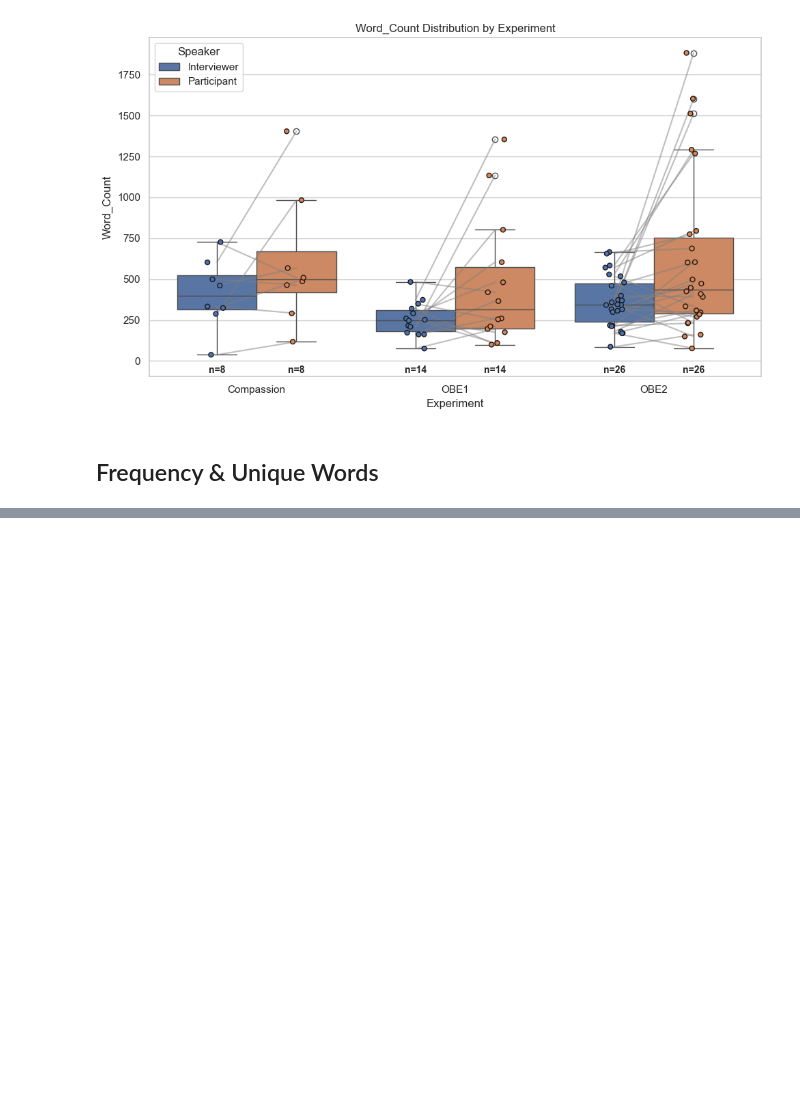
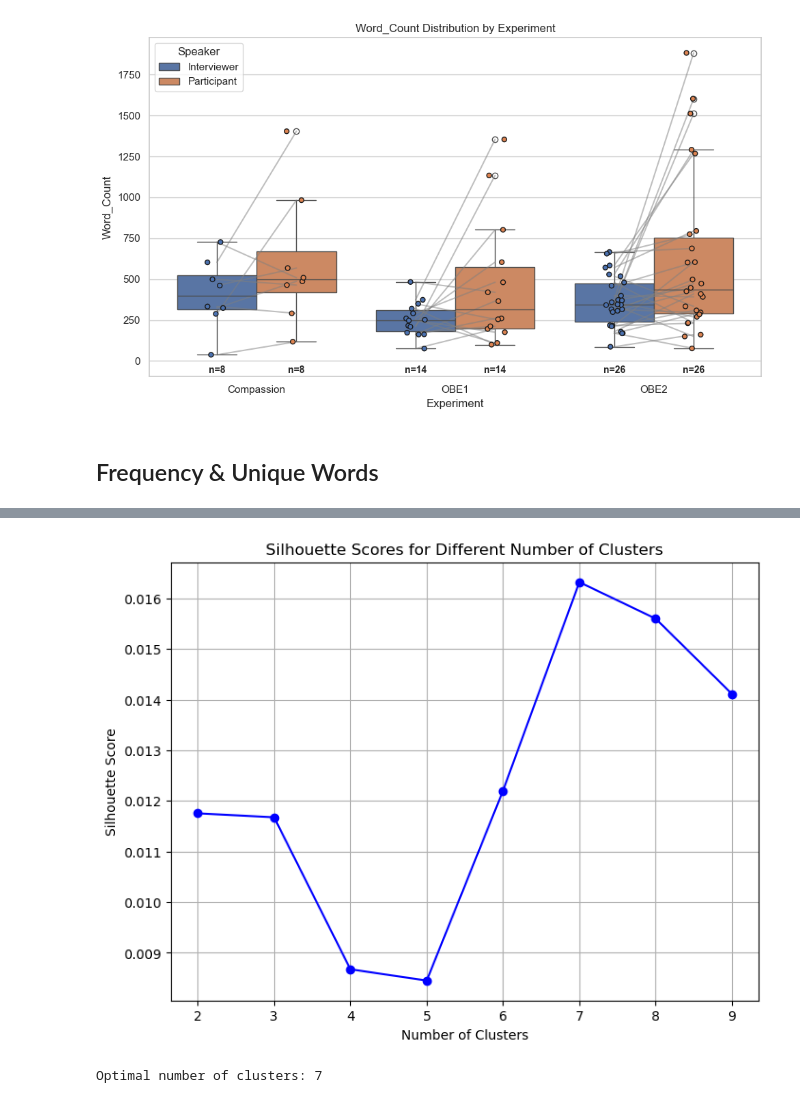
Before and after one commit to AfroDeivid/automatic-interviews-processing, a Jupyter notebook: src/analysis.ipynb, the cells around one changed output, grey strips where cells are left out. Cells and saved outputs as stored; diff of their text form; code cells hidden in the pictures; blank space fills up the shorter version.

```diff
--- a/src/analysis.ipynb
+++ b/src/analysis.ipynb
@@ -83,9 +86,19 @@ generate_word_clouds(unique_words_df_participant, groupby_columns=['Experiment']
+# %%
+#df = df_all[df_all["Speaker"] == "Interviewer"].copy()
+df = df_all[df_all["Speaker"] == "Participant"].copy()
+
+# I want to select only one experiment
+df = df[df["Experiment"] == "OBE2"]
 # %%
 # Define extra stopwords
-extra_stopwords = {'yeah', 'yes', 'like', 'you', 'know', 'um', 'uh', 'dont', 'really', 'think', 'feel'}
+extra_stopwords = {'yeah', 'yes', 'like', 'you', 'know', 'um', 'uh', 'dont', 'really'}
 
-# Preprocess tex
-df_participant.loc[:, 'preprocessed_content'] = df_participant['Content'].apply(preprocess_text)
+# Preprocess the text
+df['preprocessed_content'] = df['Content'].apply(
+    lambda x: preprocess_text(x, extra_stopwords=None, ngrams=2)
+)
 
-# Group data by Experiment and Participant
-grouped_df = df_participant.groupby(['Experiment', 'Id'])['preprocessed_content'].apply(' '.join).reset_index()
+grouped_df = df.groupby('Id').agg({
+    'preprocessed_content': ' '.join,  # Combine preprocessed text
+    'Experiment': 'first',             # Keep the first (consistent if File Name is unique)
+}).reset_index()
@@ -122,10 +104,0 @@ visualize_clusters(clustered_dfs_bert, n_components=2)
-# %%
-# Define extra stopwords
-extra_stopwords = {'yeah', 'yes', 'like', 'you', 'know', 'um', 'uh', 'dont', 'really', 'think'}
-
-# Preprocess text
-df_participant['preprocessed_content'] = df_participant['Content'].apply(
-    lambda x: preprocess_text(x, extra_stopwords=extra_stopwords)
-)
-# Group data by Experiment and Participant
-grouped_df = df_participant.groupby(['Experiment', 'Id'])['preprocessed_content'].apply(' '.join).reset_index()
@@ -284,0 +125,8 @@ body feel felt im time bit actually second thing feeling
+# %%
+embeddings_tf = embed_text_tfidf(grouped_df['preprocessed_content'].tolist())  # For TF-IDF
+embeddings_bert = embed_text_bert(grouped_df['preprocessed_content'].tolist())  # For BERT
+# %%
+find_optimal_clusters(embeddings_tf)
+# %% [output]
+[figure, added]
+Optimal number of clusters: 7
```
Also changed, not shown: parts of 37 cells of this notebook, 12 other files.
